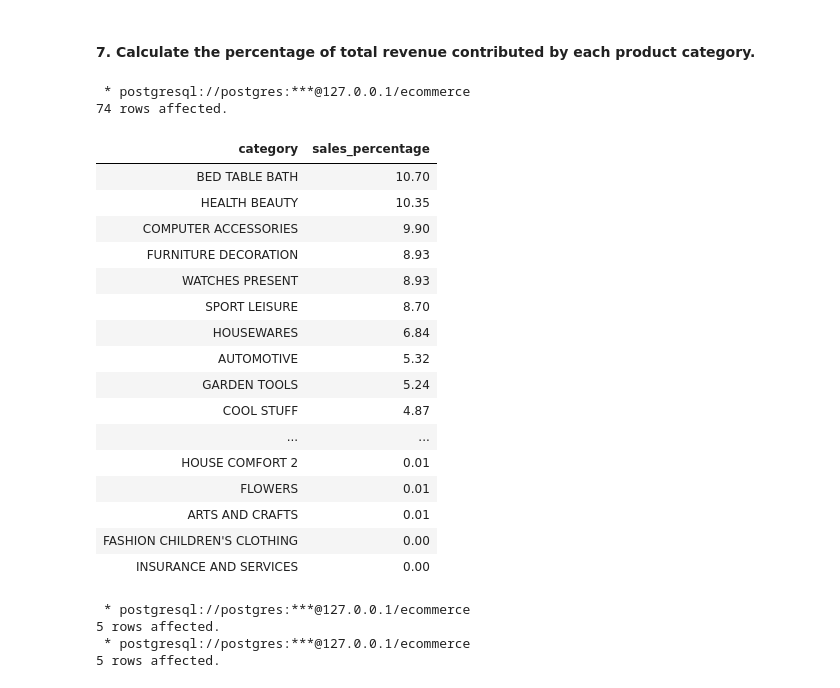
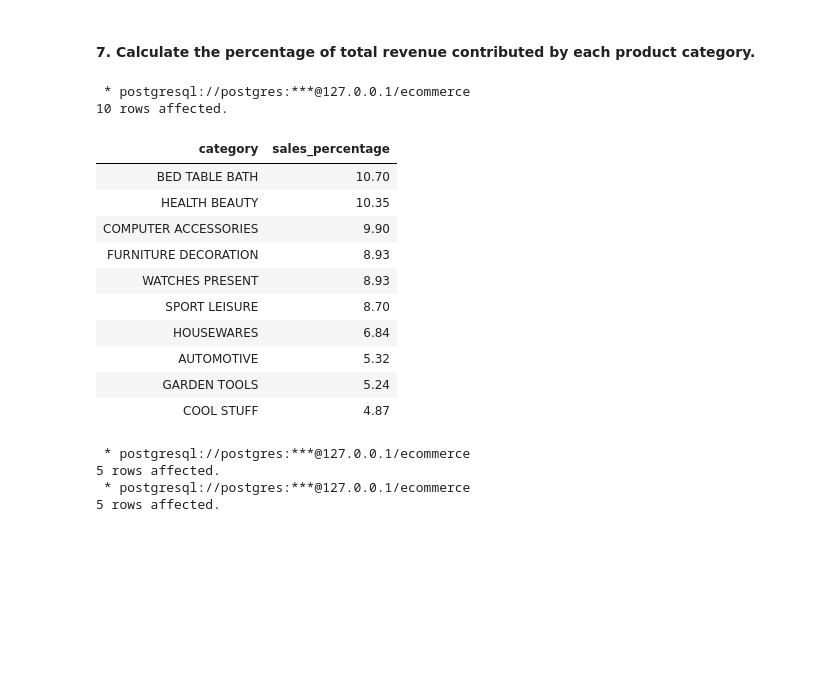
Before and after one commit to YashK-24/E-commerce-Target_Sales_Analysis, a Jupyter notebook: E-commerce_Sales_Analysis.ipynb, the cells around one changed output. Saved outputs shown, nothing was run; the diff lists cells and outputs as text; code cells hidden in the pictures; blank space fills up the shorter version.

```diff
--- a/E-commerce_Sales_Analysis.ipynb
+++ b/E-commerce_Sales_Analysis.ipynb
@@ -331,37 +331,32 @@ ORDER BY average_orders DESC;
 # %%
 query = '''
 SELECT UPPER(products.product_category) AS category,
        ROUND((SUM(CAST(payments.payment_value AS numeric)) /
               CAST((SELECT SUM(payment_value) FROM payments) AS numeric)) * 100, 2) AS sales_percentage
 FROM products
 JOIN order_items ON products.product_id = order_items.product_id
 JOIN payments ON payments.order_id = order_items.order_id
 GROUP BY category
-ORDER BY sales_percentage DESC;
+ORDER BY sales_percentage DESC
+LIMIT 10;
 
 
 '''
 %sql $query
 # %% [output]
  * postgresql://postgres:***@127.0.0.1/ecommerce
-74 rows affected.
+10 rows affected.
 | category | sales_percentage |
 | BED TABLE BATH | 10.70 |
 | HEALTH BEAUTY | 10.35 |
 | COMPUTER ACCESSORIES | 9.90 |
 | FURNITURE DECORATION | 8.93 |
 | WATCHES PRESENT | 8.93 |
 | SPORT LEISURE | 8.70 |
 | HOUSEWARES | 6.84 |
 | AUTOMOTIVE | 5.32 |
 | GARDEN TOOLS | 5.24 |
 | COOL STUFF | 4.87 |
-| ... | ... |
-| HOUSE COMFORT 2 | 0.01 |
-| FLOWERS | 0.01 |
-| ARTS AND CRAFTS | 0.01 |
-| FASHION CHILDREN'S CLOTHING | 0.00 |
-| INSURANCE AND SERVICES | 0.00 |
 # %%
 from matplotlib.ticker import FuncFormatter
 query = '''
```
Also changed, not shown: parts of 1 cell of this notebook.
